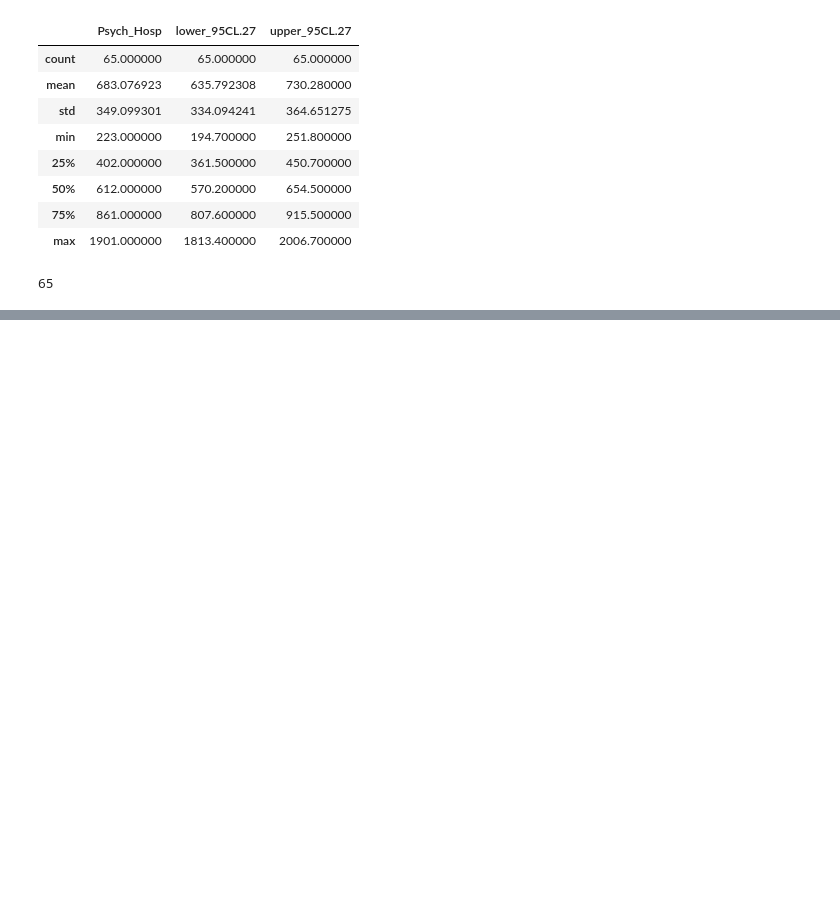
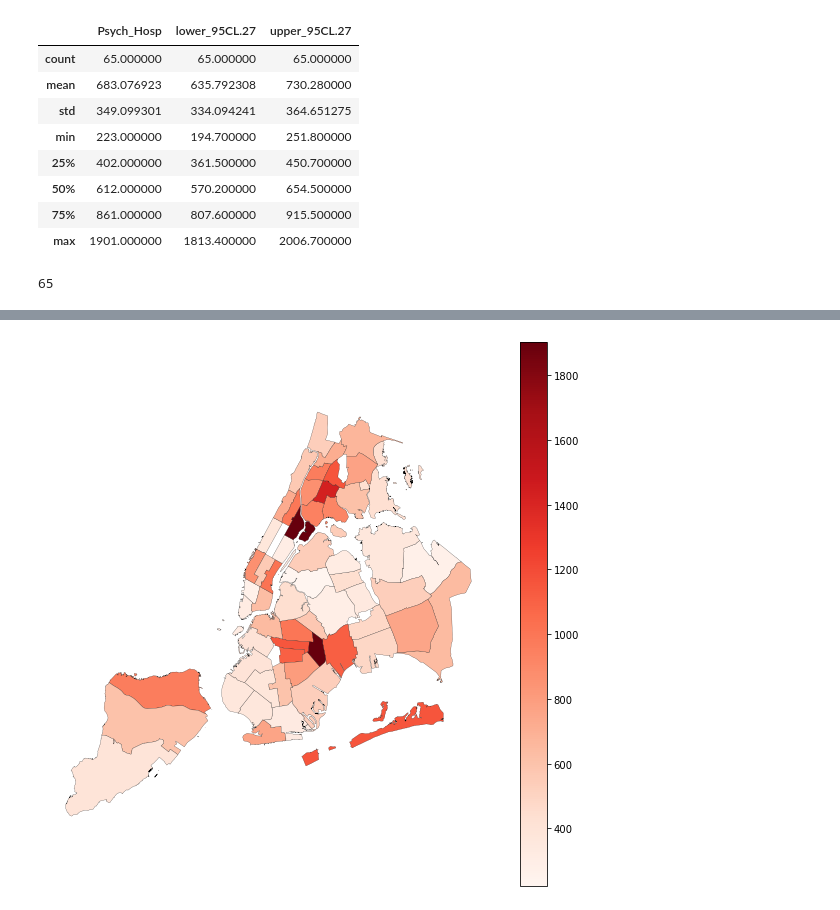
Before and after one commit to ajay1808/CUSP-London-Data-Dive, a Jupyter notebook: Psychiatric Hospitalizations- NYC.ipynb, the cells around one changed output, grey strips where cells are left out. Drawn from its saved outputs; the diff is of its cells as text; code cells hidden in the pictures; blank space fills up the shorter version.

```diff
--- a/Psychiatric Hospitalizations- NYC.ipynb
+++ b/Psychiatric Hospitalizations- NYC.ipynb
@@ -63,3 +63,12 @@ folium.LayerControl().add_to(m)
 m
 # %% [output]
 [interactive output not drawn]
+# %%
+import matplotlib.pyplot as plt
+
+fig, ax = plt.subplots(figsize=(10,10))
+merged.plot(column='Psych_Hosp', cmap='Reds', ax=ax, edgecolor='black', linewidth=0.2, legend=True)
+ax.axis('off')
+plt.show()
+# %% [output]
+[figure, added]
```
